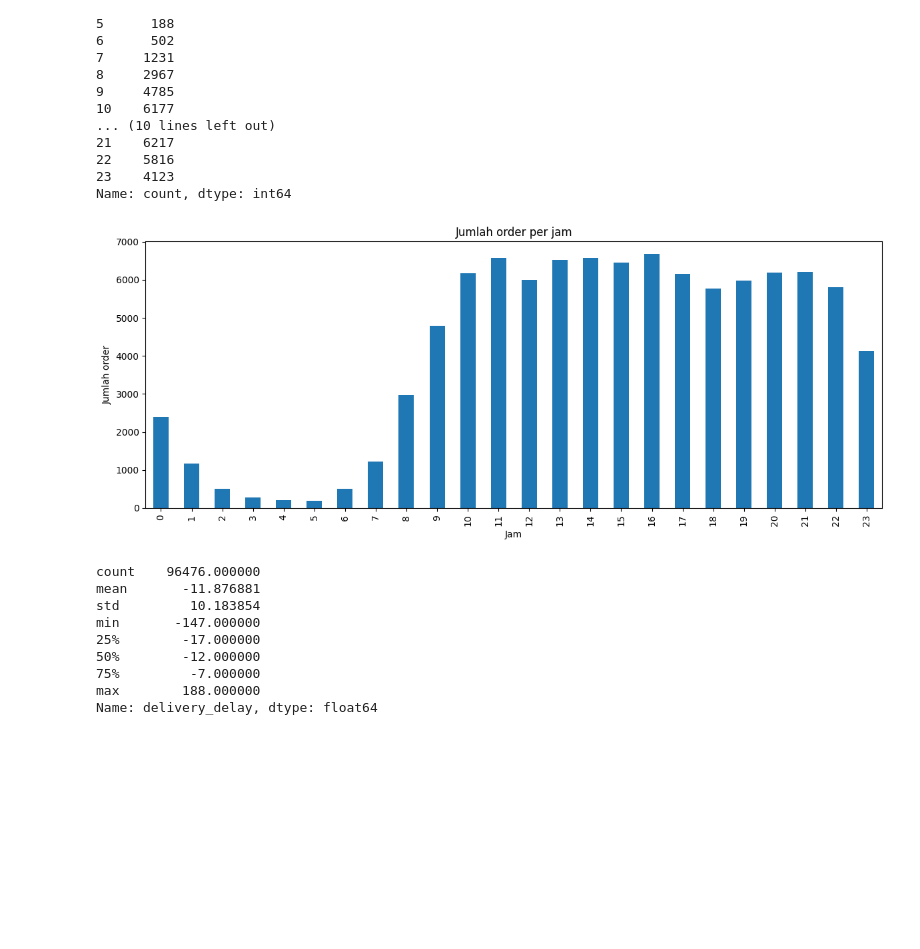
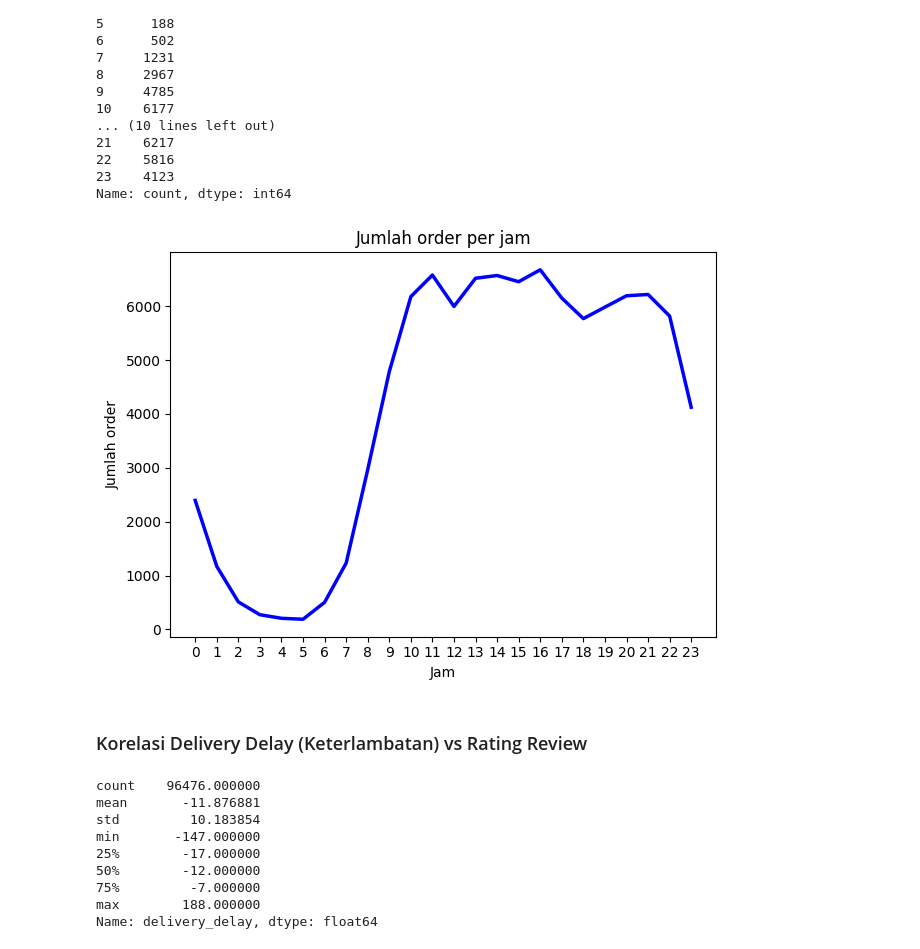
Before and after one commit to Magentropy/KagglingSelf, a Jupyter notebook: Olist_brazil/notebooks_brazil.ipynb, the cells around one changed output. Cells and saved outputs as stored; diff of their text form; code cells hidden in the pictures; blank space fills up the shorter version.

```diff
--- a/Olist_brazil/notebooks_brazil.ipynb
+++ b/Olist_brazil/notebooks_brazil.ipynb
@@ -104,14 +112,20 @@ hour
 23    4123
 Name: count, dtype: int64
 # %%
-orders['hour'].value_counts().sort_index().plot(kind='bar', figsize=(12,5))
+hour_counts = orders['hour'].value_counts().sort_index().reset_index()
+hour_counts.columns = ['hour', 'count']
+
+sns.lineplot(data=hour_counts, x='hour', y='count', color='blue', linewidth=2.5)
 plt.title('Jumlah order per jam')
 plt.xlabel('Jam')
 plt.ylabel('Jumlah order')
+plt.xticks(range(0,24))
 plt.tight_layout()
 plt.show()
 # %% [output]
-[figure, old version]
+[figure, new version]
+# %% [markdown]
+### Korelasi Delivery Delay (Keterlambatan) vs Rating Review
 # %%
 orders['order_delivered_customer_date'] = pd.to_datetime(orders['order_delivered_customer_date'])
 orders['order_estimated_delivery_date'] = pd.to_datetime(orders['order_estimated_delivery_date'])
```
Also changed, not shown: parts of 12 cells of this notebook.
